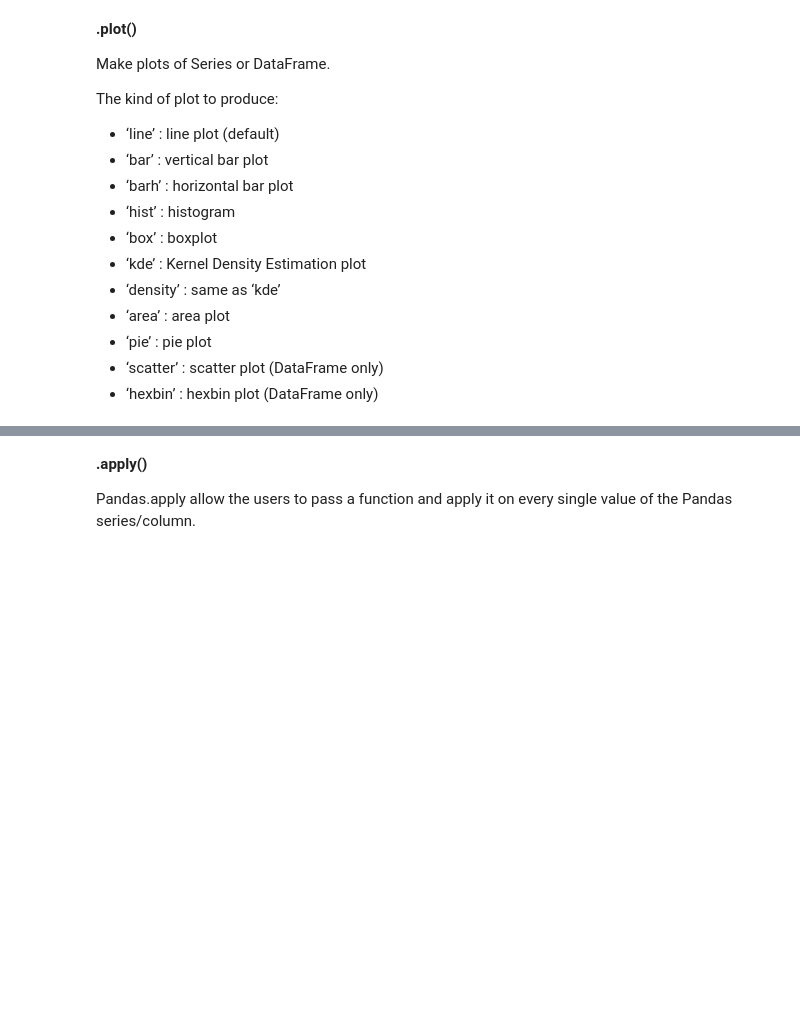
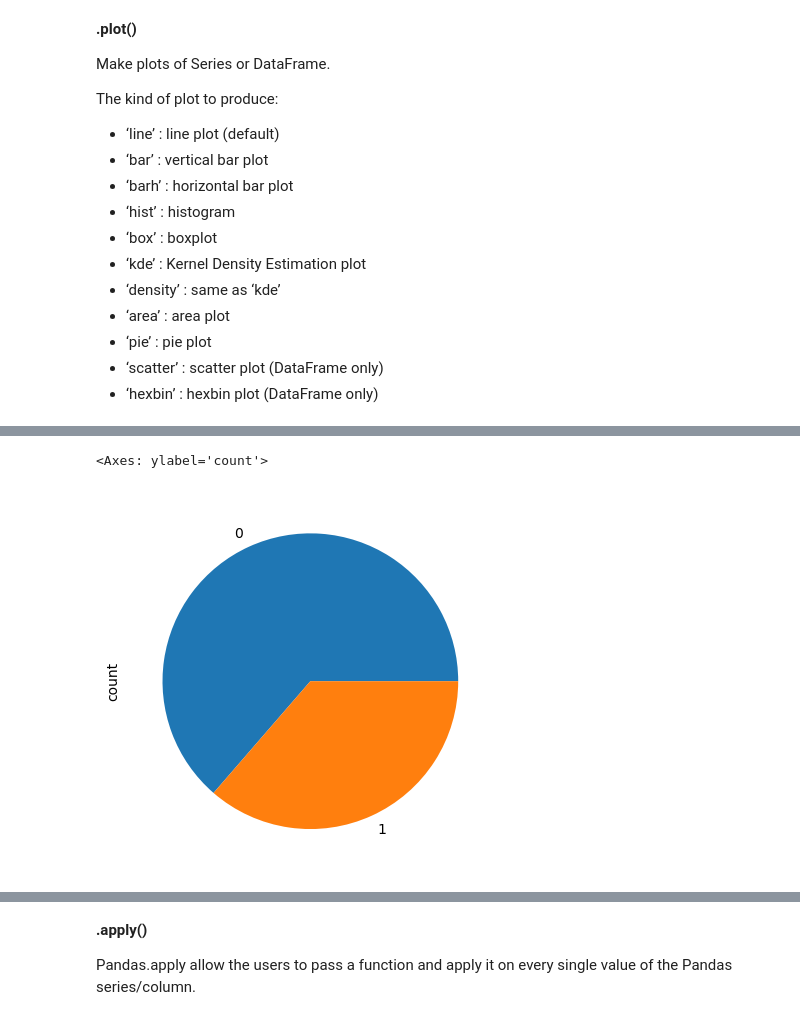
Before and after one commit to Mr-Kesh/INFO2201_SummerNotes, a Jupyter notebook: Week 6/Day 1/w6d1_EDAintro.ipynb, the cells around one changed output, grey strips where cells are left out. Saved outputs shown, nothing was run; the diff lists cells and outputs as text; code cells hidden in the pictures; blank space fills up the shorter version.

```diff
--- a/Week 6/Day 1/w6d1_EDAintro.ipynb
+++ b/Week 6/Day 1/w6d1_EDAintro.ipynb
@@ -104,4 +370,8 @@ The kind of plot to produce:
 # %%
 # pie chart for survived
+titanic_clean['Survived'].value_counts().plot(kind='pie')
+# %% [output]
+<Axes: ylabel='count'>
+[figure, added]
 # %%
 #what cabins were people in?
```
Also changed, not shown: parts of 52 cells of this notebook, 4 other files.
